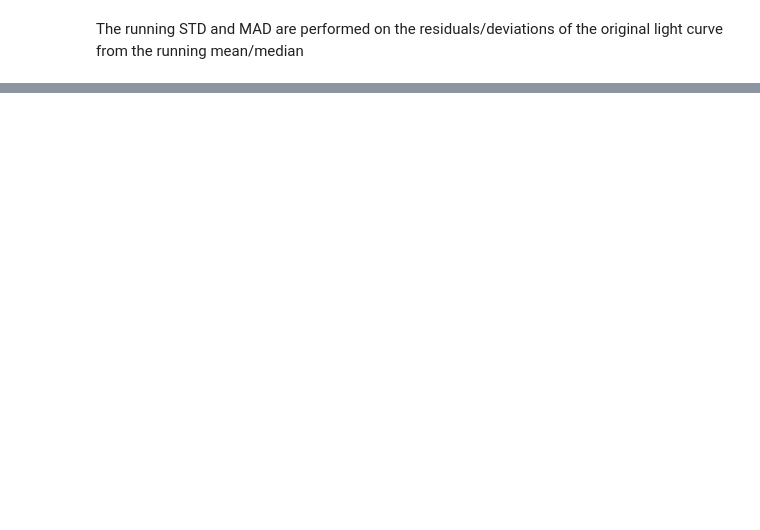
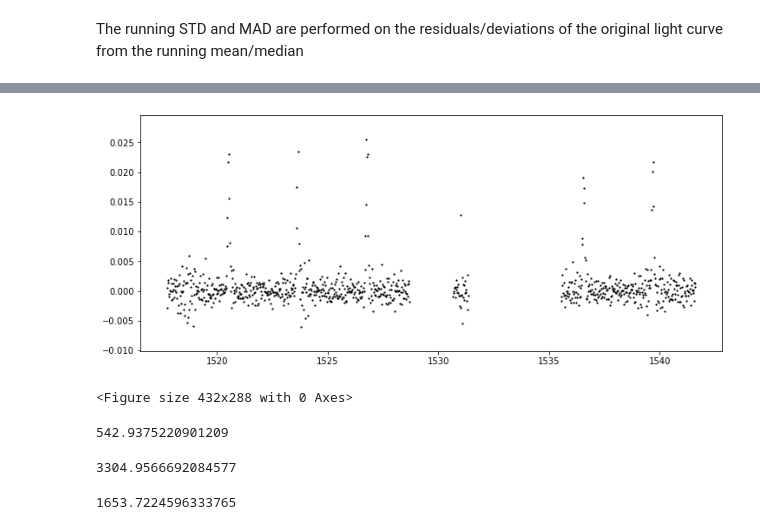
Before and after one commit to AstroJosePC/TESSDataExploration, a Jupyter notebook: LCFeatureExtraction.ipynb, the cells around one changed output, grey strips where cells are left out. Drawn from its saved outputs; the diff is of its cells as text; code cells hidden in the pictures; blank space fills up the shorter version.

```diff
--- a/LCFeatureExtraction.ipynb
+++ b/LCFeatureExtraction.ipynb
@@ -143,0 +208,27 @@ plt.show()
+# %%
+# Plot data before and after convolution
+fig, ax = plt.subplots(figsize=(12, 5))
+
+residuals = cleaned.flux - smooth_signal
+clipped_residuals = sigma_clip(residuals, sigma=3, maxiters=3, masked=True)
+
+ax.scatter(cleaned.time, clipped_residuals, c='black', s=1.5)
+plt.show()
+plt.tight_layout()
+# %% [output]
+[figure, added]
+<Figure size 432x288 with 0 Axes>
+# %%
+# np.rms()
+
+np.nanmean(clipped_residuals) * 1e6
+# %% [output]
+542.9375220901209
+# %%
+np.sqrt(np.mean((clipped_residuals)**2)) * 1e6
+# %% [output]
+3304.9566692084577
+# %%
+np.mean(np.abs(clipped_residuals)) * 1e6
+# %% [output]
+1653.7224596333765
```
Also changed, not shown: parts of 6 cells of this notebook.
